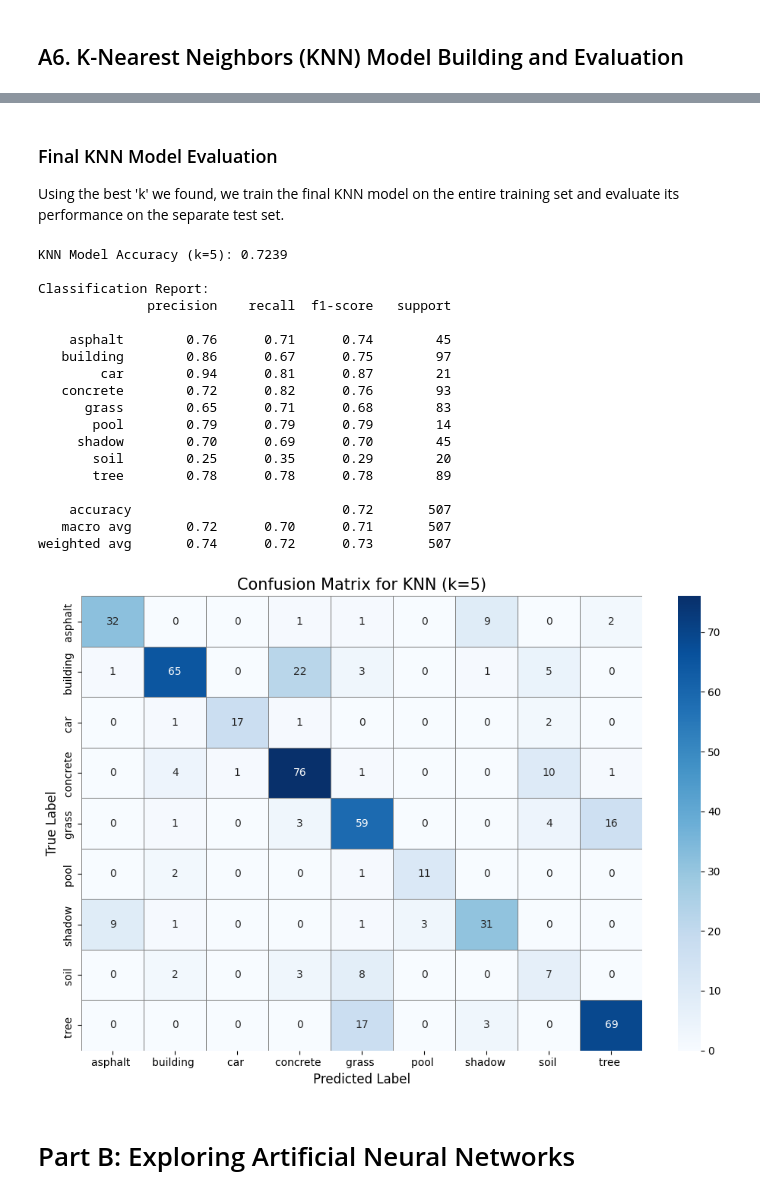
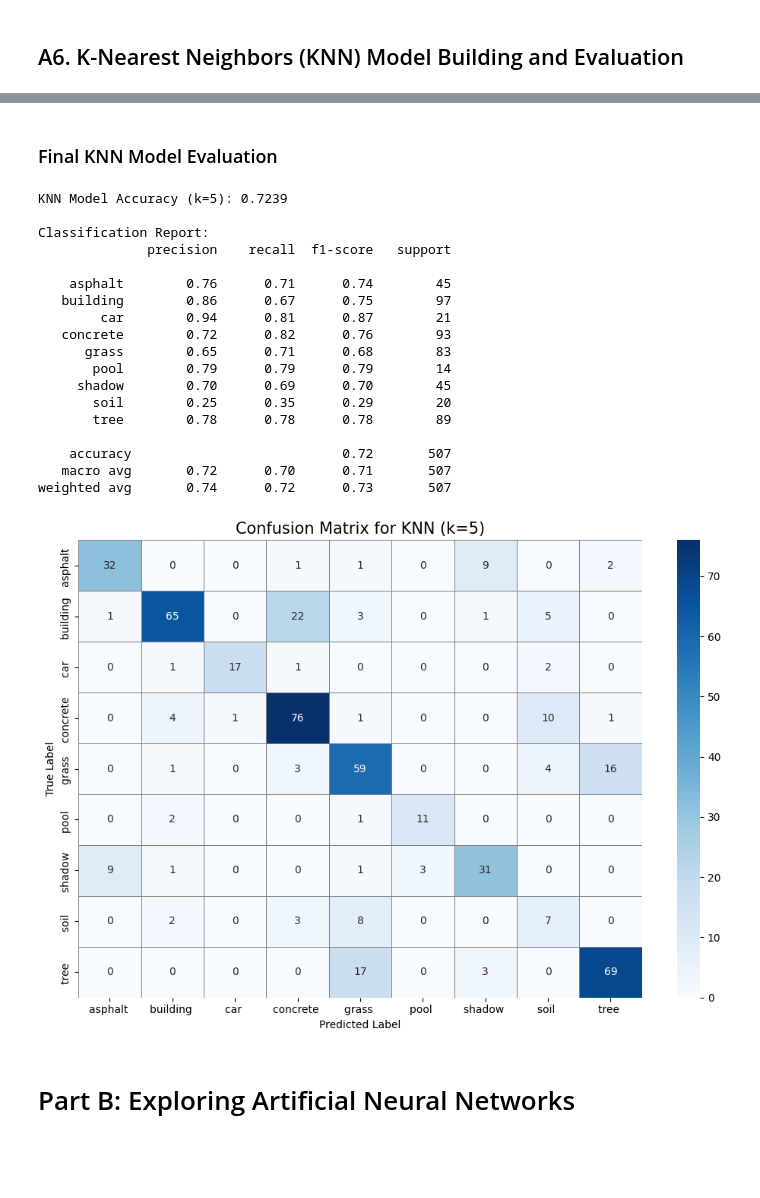
Before and after one commit to ethangreeney/FDSassignment2, a Jupyter notebook: finalCombined.ipynb, the cells around one changed output, grey strips where cells are left out. Saved outputs shown, nothing was run; the diff lists cells and outputs as text; code cells hidden in the pictures; blank space fills up the shorter version.

```diff
--- a/finalCombined.ipynb
+++ b/finalCombined.ipynb
@@ -293,74 +281,56 @@ k=20, CV Mean Accuracy: 0.7082
 
 Best k based on cross-validation: 5 with CV accuracy: 0.7918
 [figure]
-# %% [markdown]
-### Final KNN Model Evaluation
-Using the best 'k' we found, we train the final KNN model on the entire training set and evaluate its performance on the separate test set.
+# %% [markdown]
+### Final KNN Model Evaluation
 # %%
-# Set k to the best value found during cross-validation
 k = best_k_cv
-# Initialize the final KNN model
 knn_model = KNeighborsClassifier(n_neighbors=k)
-
-# Train the model on the scaled training data
 knn_model.fit(X_train_scaled, y_train)
-
-# Make predictions on the scaled test data
 y_pred_knn = knn_model.predict(X_test_scaled)
 
-# Calculate the accuracy of the model on the test data
-accuracy = accuracy_score(y_test, y_pred_knn)
-print(f"KNN Model Accuracy (k={k}): {accuracy:.4f}")
-
-# Print a detailed classification report (precision, recall, f1-score)
+print(f"KNN Model Accuracy (k={k}): {accuracy_score(y_test, y_pred_knn):.4f}")
 print("\nClassification Report:")
 print(classification_report(y_test, y_pred_knn))
 
-# Get the unique class labels for the confusion matrix
 class_labels = np.unique(np.concatenate((y_test, y_pred_knn)))
-
-# Generate the confusion matrix
 cm = confusion_matrix(y_test, y_pred_knn, labels=class_labels)
-
-# Create a DataFrame from the confusion matrix for better visualization
 cm_df = pd.DataFrame(cm,
                      index = class_labels,
                      columns = class_labels)
 
-# Plot the confusion matrix as a heatmap
 plt.figure(figsize=(10, 7))
 sns.heatmap(cm_df,
-            annot=True,      # Show the numbers in each cell
-            fmt='d',         # Format numbers as integers
-            cmap='Blues',    # Use the 'Blues' color scheme
+            annot=True,
+            fmt='d',
+            cmap='Blues',
             linewidths=.5,
-            linecolor='gray',
-            cbar=True)
+            linecolor='gray')
 
 plt.title(f'Confusion Matrix for KNN (k={best_k_cv})', fontsize=15)
-plt.ylabel('True Label', fontsize=12)
-plt.xlabel('Predicted Label', fontsize=12)
+plt.ylabel('True Label')
+plt.xlabel('Predicted Label')
 plt.tight_layout()
 plt.show()
 # %% [output]
 KNN Model Accuracy (k=5): 0.7239
 
 Classification Report:
               precision    recall  f1-score   support
 
     asphalt        0.76      0.71      0.74        45
    building        0.86      0.67      0.75        97
         car        0.94      0.81      0.87        21
    concrete        0.72      0.82      0.76        93
       grass        0.65      0.71      0.68        83
        pool        0.79      0.79      0.79        14
      shadow        0.70      0.69      0.70        45
        soil        0.25      0.35      0.29        20
        tree        0.78      0.78      0.78        89
 
     accuracy                           0.72       507
    macro avg       0.72      0.70      0.71       507
 weighted avg       0.74      0.72      0.73       507
-[figure, old version]
+[figure, new version]
 # %% [markdown]
 # Part B: Exploring Artificial Neural Networks
```
Also changed, not shown: parts of 39 cells of this notebook.
